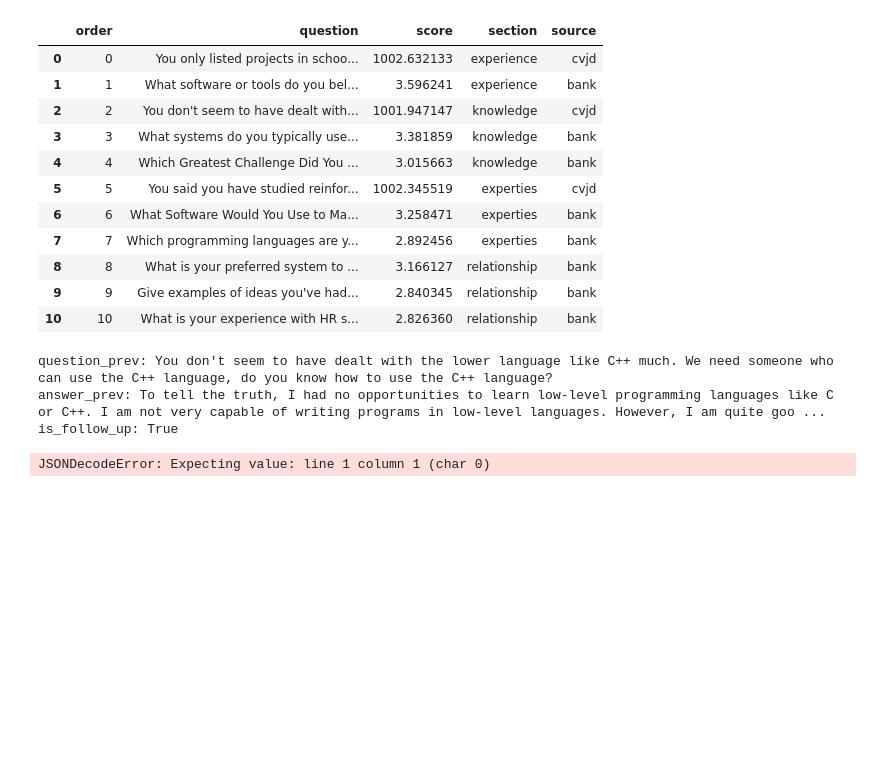
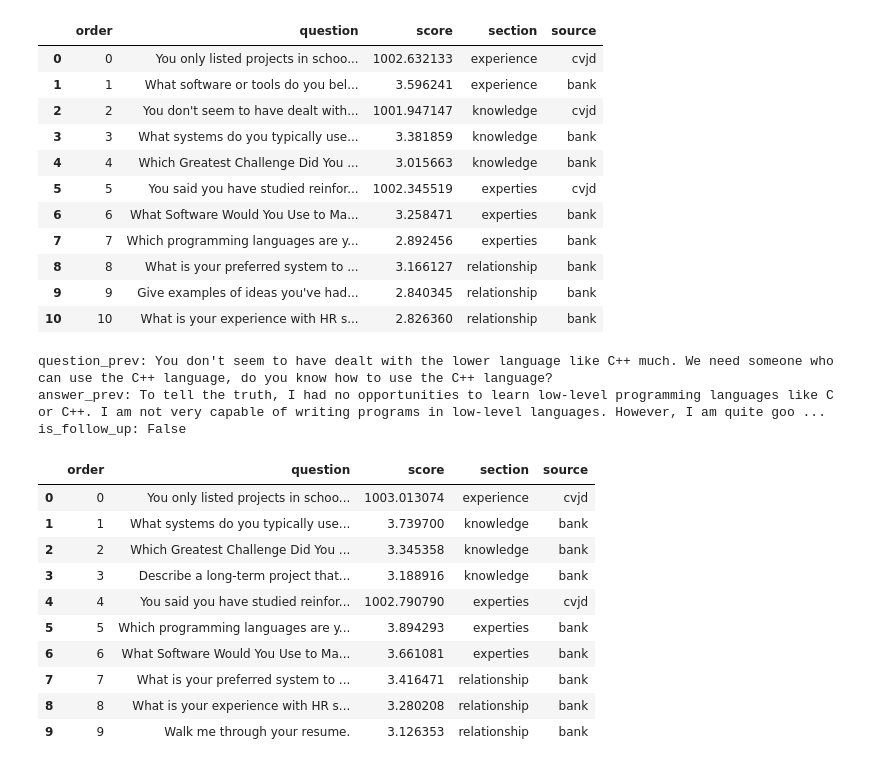
Before and after one commit to qqplot/interview_chat_assistant, a Jupyter notebook: tester.ipynb, the cells around one changed output. Drawn from its saved outputs; the diff is of its cells as text; code cells hidden in the pictures; blank space fills up the shorter version.

Commit message:
summary impl. + tester impr.

```diff
--- a/tester.ipynb
+++ b/tester.ipynb
@@ -94,12 +94,23 @@ is_follow_up: False
 | 9 | 9 | Give examples of ideas you've had... | 2.840345 | relationship | bank |
 | 10 | 10 | What is your experience with HR s... | 2.826360 | relationship | bank |
 # %%
-tester.chat_round_fu(question_prev=2, answer_prev='To tell the truth, I had no opportunities to learn low-level programming languages like C or C++. I am not very capable of writing programs in low-level languages. However, I am quite good at reading them. There was a project requiring me to rewrite a bunch of programs in C into Python. I did not feel any difficulties reading C codes and rewriting them for that project.')
+# tester.chat_round_fu(question_prev=2, answer_prev='To tell the truth, I had no opportunities to learn low-level programming languages like C or C++. I am not very capable of writing programs in low-level languages. However, I am quite good at reading them. There was a project requiring me to rewrite a bunch of programs in C into Python. I did not feel any difficulties reading C codes and rewriting them for that project.')
+tester.chat_round(question_prev=2, answer_prev='To tell the truth, I had no opportunities to learn low-level programming languages like C or C++. I am not very capable of writing programs in low-level languages. However, I am quite good at reading them. There was a project requiring me to rewrite a bunch of programs in C into Python. I did not feel any difficulties reading C codes and rewriting them for that project.')
 # %% [output]
 question_prev: You don't seem to have dealt with the lower language like C++ much. We need someone who can use the C++ language, do you know how to use the C++ language?
 answer_prev: To tell the truth, I had no opportunities to learn low-level programming languages like C or C++. I am not very capable of writing programs in low-level languages. However, I am quite goo ...
-is_follow_up: True
+is_follow_up: False
-JSONDecodeError: Expecting value: line 1 column 1 (char 0)
+|  | order | question | score | section | source |
+| 0 | 0 | You only listed projects in schoo... | 1003.013074 | experience | cvjd |
+| 1 | 1 | What systems do you typically use... | 3.739700 | knowledge | bank |
+| 2 | 2 | Which Greatest Challenge Did You ... | 3.345358 | knowledge | bank |
+| 3 | 3 | Describe a long-term project that... | 3.188916 | knowledge | bank |
+| 4 | 4 | You said you have studied reinfor... | 1002.790790 | experties | cvjd |
+| 5 | 5 | Which programming languages are y... | 3.894293 | experties | bank |
+| 6 | 6 | What Software Would You Use to Ma... | 3.661081 | experties | bank |
+| 7 | 7 | What is your preferred system to ... | 3.416471 | relationship | bank |
+| 8 | 8 | What is your experience with HR s... | 3.280208 | relationship | bank |
+| 9 | 9 | Walk me through your resume. | 3.126353 | relationship | bank |
 # %%
 tester.report()
 # %% [output]
```
Also changed, not shown: parts of 1 cell of this notebook, 2 other files.
